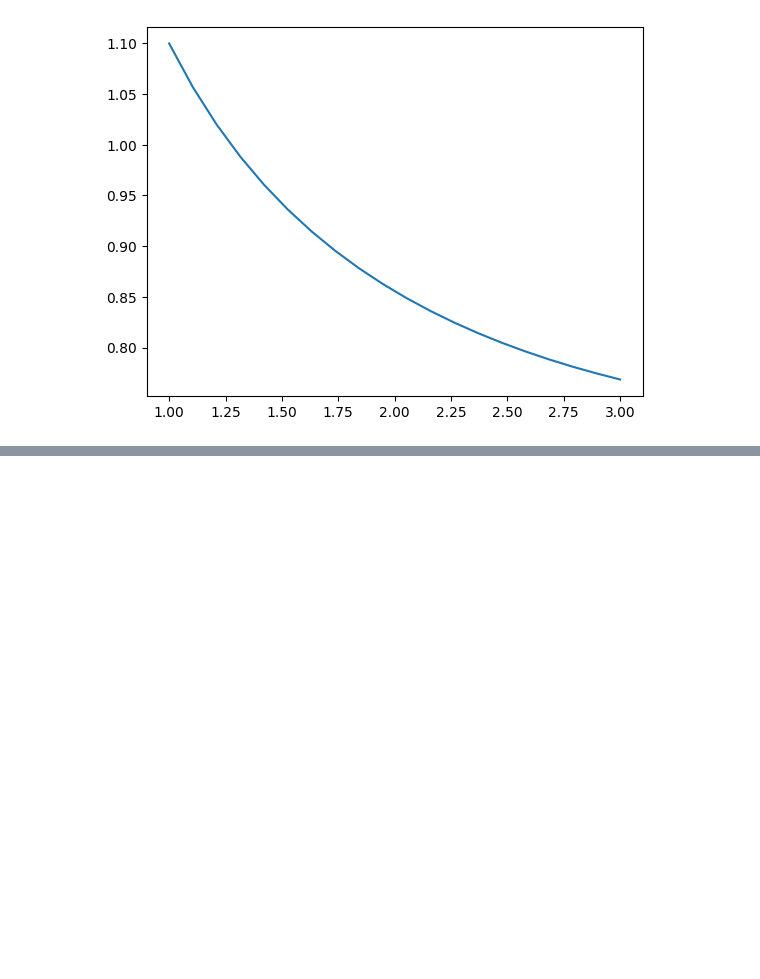
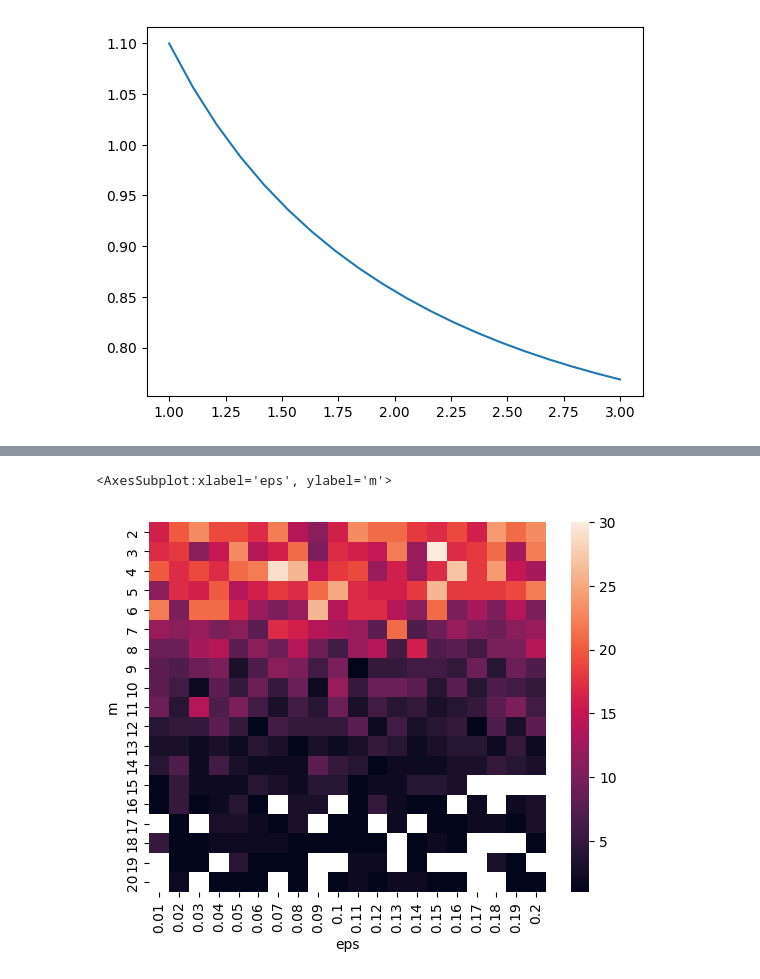
Before and after one commit to tishii2479/ahc030, a Jupyter notebook: notebooks/a.ipynb, the cells around one changed output, grey strips where cells are left out. Cells and saved outputs as stored; diff of their text form; code cells hidden in the pictures; blank space fills up the shorter version.

```diff
--- a/notebooks/a.ipynb
+++ b/notebooks/a.ipynb
@@ -61,0 +65,7 @@ array([[<AxesSubplot:title={'center':'n'}>,
+# %%
+import seaborn as sns
+
+sns.heatmap(df.pivot_table("n", index="m", columns="eps", aggfunc=len))
+# %% [output]
+<AxesSubplot:xlabel='eps', ylabel='m'>
+[figure, added]
```
Also changed, not shown: parts of 5 cells of this notebook, 3 other files.
